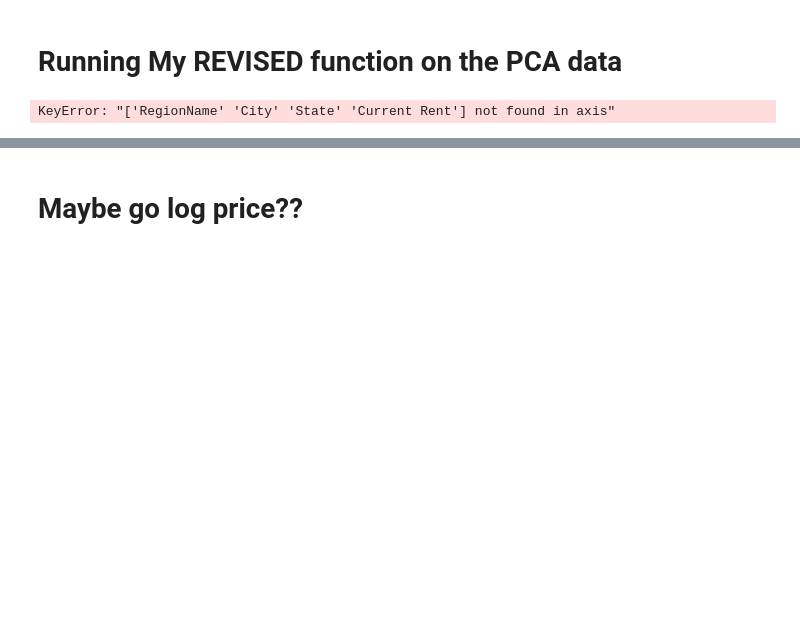
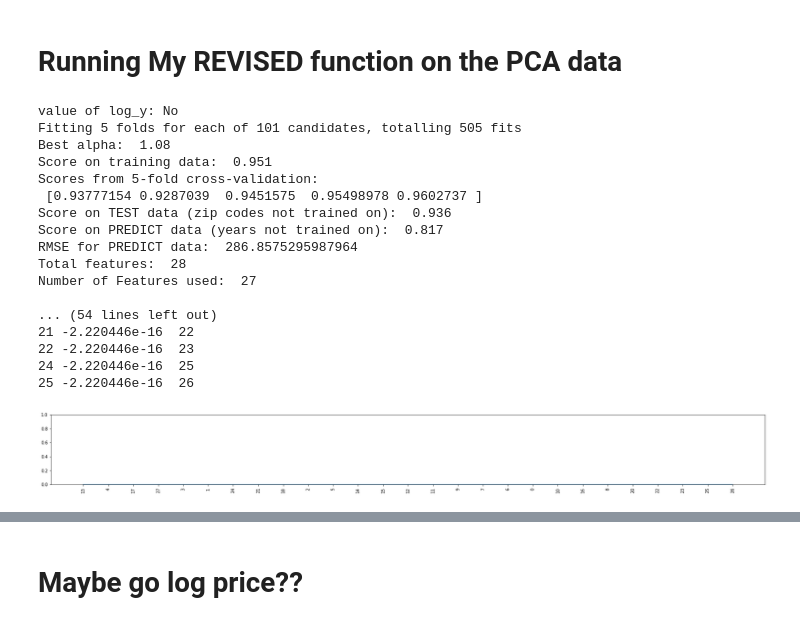
Before and after one commit to RyanBur/NYCDSA_Capstone, a Jupyter notebook: lasso_template_July19.ipynb, the cells around one changed output, grey strips where cells are left out. Saved outputs shown, nothing was run; the diff lists cells and outputs as text; code cells hidden in the pictures; blank space fills up the shorter version.

```diff
--- a/lasso_template_July19.ipynb
+++ b/lasso_template_July19.ipynb
@@ -8,8 +9,8 @@ from sklearn.preprocessing import StandardScaler, MinMaxScaler, Normalizer
 import matplotlib.pyplot as plt
 # %%
 train_path = 'TRAINDATAnewcols7.19_3year.csv'
-test_path = 'PREDICTDATAnewcols7.19_3year.csv'
-predict_path = 'TESTDATAnewcols7.19_3year.csv'
+test_path = 'TESTDATAnewcols7.19_3year.csv'
+predict_path = 'PREDICTDATAnewcols7.19_3year.csv'
 lower_alpha_bound = 0
 upper_alpha_bound = 100
 alpha_iterations = 100
@@ -213,11 +224,28 @@ Used Features, sorted by importance:
 # %% [markdown]
 # Running My REVISED function on the PCA data
 # %%
-train_path = 'PCA Progress/Results/TRAINDATAnewcols7.19_3yearPCApartial.csv'
-test_path = 'PCA Progress/Results/TESTDATAnewcols7.19_3yearPCApartial.csv'
-predict_path = 'PCA Progress/Results/PREDICTDATAnewcols7.19_3yearPCApartial.csv'
+train_path = 'TRAINDATAnewcols7.19_3yearPCApartial.csv'
+test_path = 'TESTDATAnewcols7.19_3yearPCApartial.csv'
+predict_path = 'PREDICTDATAnewcols7.19_3yearPCApartial.csv'
 # %%
-run_lasso_model_scaled(train_path, test_path, predict_path, 0, 2, 101, log_y=False, current_rent=False)
+run_lasso_model_scaled(train_path, test_path, predict_path, 0, 2, 101, PCA_data=True)
 # %% [output]
-KeyError: "['RegionName' 'City' 'State' 'Current Rent'] not found in axis"
+value of log_y: No
+Fitting 5 folds for each of 101 candidates, totalling 505 fits
+Best alpha:  1.08
+Score on training data:  0.951
+Scores from 5-fold cross-validation:
+ [0.93777154 0.9287039  0.9451575  0.95498978 0.9602737 ]
+Score on TEST data (zip codes not trained on):  0.936
+Score on PREDICT data (years not trained on):  0.817
+RMSE for PREDICT data:  286.8575295987964
+Total features:  28
+Number of Features used:  27
+
+... (54 lines left out)
+21 -2.220446e-16  22
+22 -2.220446e-16  23
+24 -2.220446e-16  25
+25 -2.220446e-16  26
+[figure, added]
 # %%
```
Also changed, not shown: parts of 9 cells of this notebook, 1 other file.
